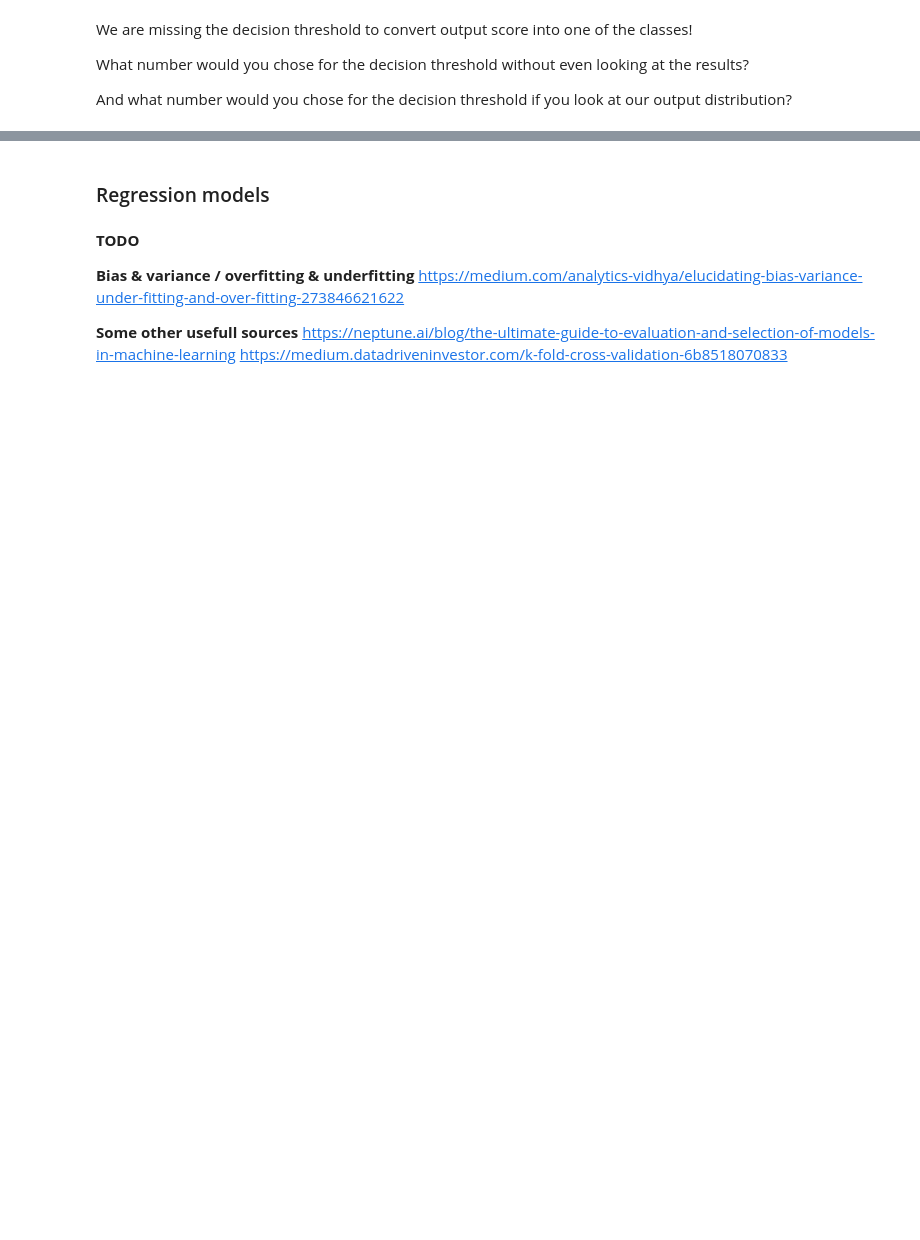
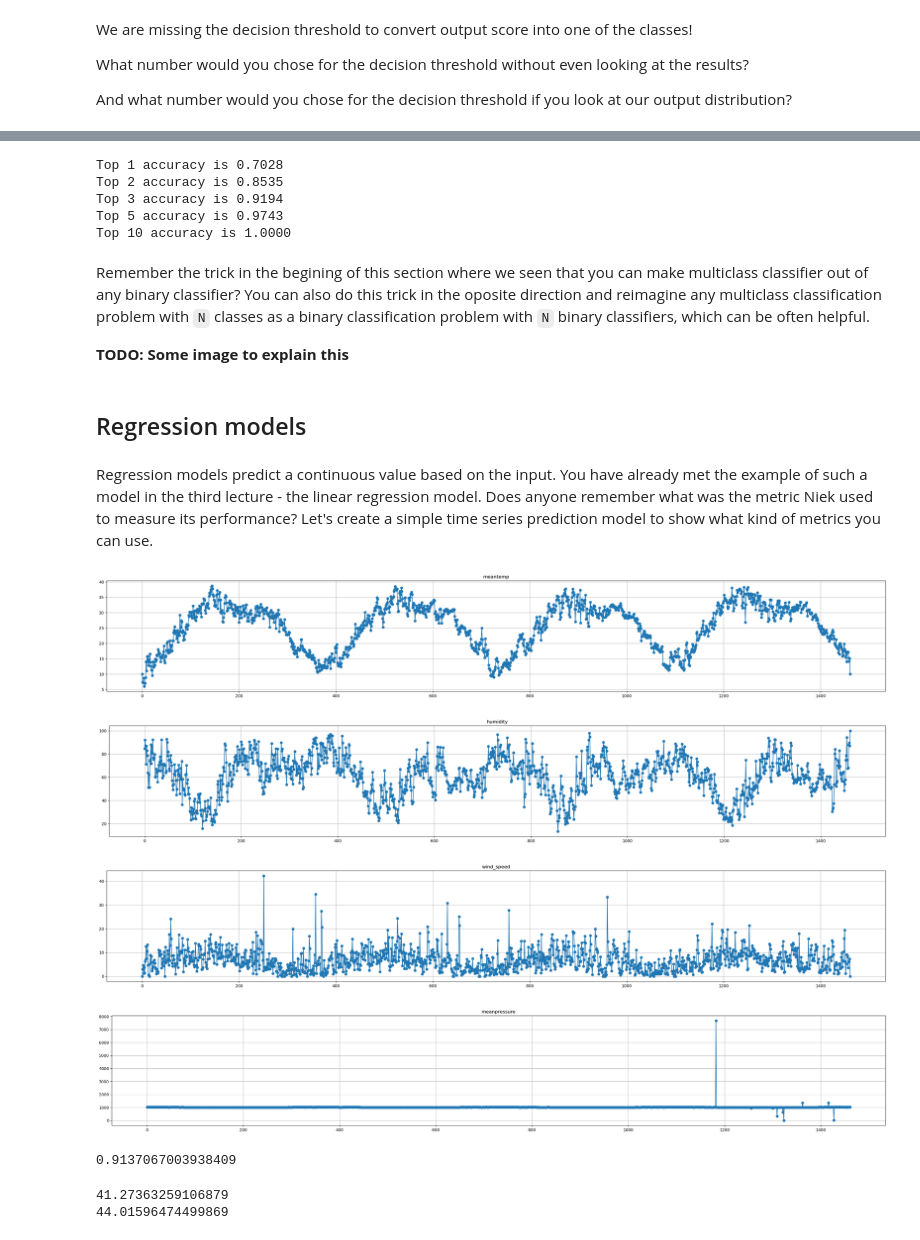
Before and after one commit to strvcom/ds-academy, a Jupyter notebook: lectures/05_lecture/model_evaluation.ipynb, the cells around one changed output, grey strips where cells are left out. Drawn from its saved outputs; the diff is of its cells as text; code cells hidden in the pictures; blank space fills up the shorter version.

```diff
--- a/lectures/05_lecture/model_evaluation.ipynb
+++ b/lectures/05_lecture/model_evaluation.ipynb
@@ -258,0 +395,18 @@ AUC = 0.9969054778
+# %%
+class_correct = [0]*10
+class_total = [0]*10
+accuracies = []
+
+for i in range(len(test_labels)):
+    true_label = int(test_labels[i])
+    class_total[true_label] += 1
+    if true_label == int(predicted_labels[i]):
+        class_correct[true_label] += 1
+
+print('Accuracy per class:')
+for i in range(10):
+    acc = float(class_correct[i])/class_total[i]
+    accuracies.append(acc)
+    print(f'{id_to_label[i]}:\t{acc}')
+
+print(f'\nMean of the numbers above should be the same test accuracy few cells above.\nLet\'s check it: {np.mean(accuracies):.4f}')
@@ -259,2 +442,16 @@ AUC = 0.9969054778
+# %%
+for k in [1,2,3,5,10]:
+    top_k_acc = top_k_accuracy_score(test_labels, predicted_output, k=k)
+    print(f'Top {k} accuracy is {top_k_acc:0.4f}')
+# %% [output]
+Top 1 accuracy is 0.7028
+Top 2 accuracy is 0.8535
+Top 3 accuracy is 0.9194
+Top 5 accuracy is 0.9743
+Top 10 accuracy is 1.0000
+# %% [markdown]
+Remember the trick in the begining of this section where we seen that you can make multiclass classifier out of any binary classifier? You can also do this trick in the oposite direction and reimagine any multiclass classification problem with `N` classes as a binary classification problem with `N` binary classifiers, which can be often helpful.
+
+__TODO: Some image to explain this__
 # %% [markdown]
-### Regression models
+## Regression models
@@ -263,9 +458,3 @@ AUC = 0.9969054778
-# %% [markdown]
-**TODO**
-
-**Bias & variance / overfitting & underfitting**
-https://medium.com/analytics-vidhya/elucidating-bias-variance-under-fitting-and-over-fitting-273846621622
-
-**Some other usefull sources**
-https://neptune.ai/blog/the-ultimate-guide-to-evaluation-and-selection-of-models-in-machine-learning
-https://medium.datadriveninvestor.com/k-fold-cross-validation-6b8518070833
+# %% [markdown]
+Regression models predict a continuous value based on the input. You have already met the example of such a model in the third lecture - the linear regression model. Does anyone remember what was the metric Niek used to measure its performance?
+Let's create a simple time series prediction model to show what kind of metrics you can use.
@@ -271,0 +468,15 @@ https://medium.datadriveninvestor.com/k-fold-cross-validation-6b8518070833
+# %%
+# Read the data and plot all time series
+raw_data = pd.read_csv('data/DailyDelhiClimateTrain.csv')
+
+for i in raw_data.drop(columns='date').columns:
+    plt.figure(figsize=(35,5))
+    plt.plot(raw_data[i], label=i, marker='o')
+    plt.title(i)
+    plt.grid()
+    plt.show()
+# %% [output]
+[figure, added]
+[figure, added]
+[figure, added]
+[figure, added]
@@ -271,0 +505,17 @@ https://medium.datadriveninvestor.com/k-fold-cross-validation-6b8518070833
+# %%
+model = RandomForestRegressor(n_estimators=10, random_state=0).fit(X_train, y_train)
+model.score(X_test, y_test)
+# %% [output]
+0.9137067003938409
+# %%
+test_predict = model.predict(X_test)
+test_predict = scaler.inverse_transform(test_predict.reshape(-1,1))
+
+train_predict = model.predict(X_train)
+train_predict = scaler.inverse_transform(train_predict.reshape(-1,1))
+
+print(mean_absolute_percentage_error(y_test, test_predict))
+print(mean_absolute_percentage_error(y_train, train_predict))
+# %% [output]
+41.27363259106879
+44.01596474499869
```
Also changed, not shown: parts of 41 cells of this notebook.
